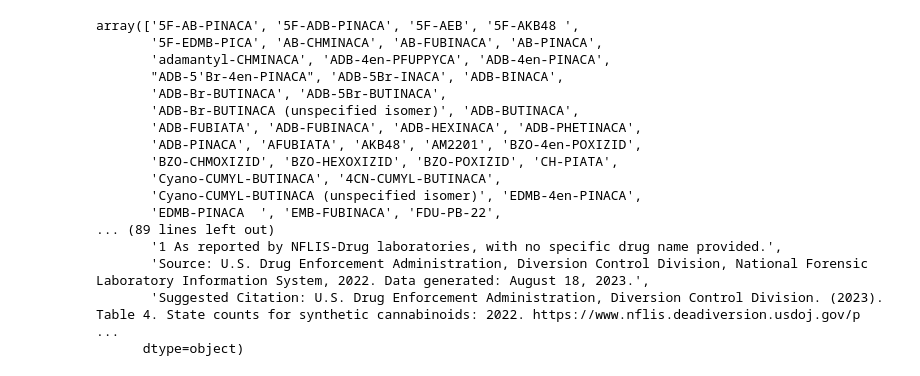
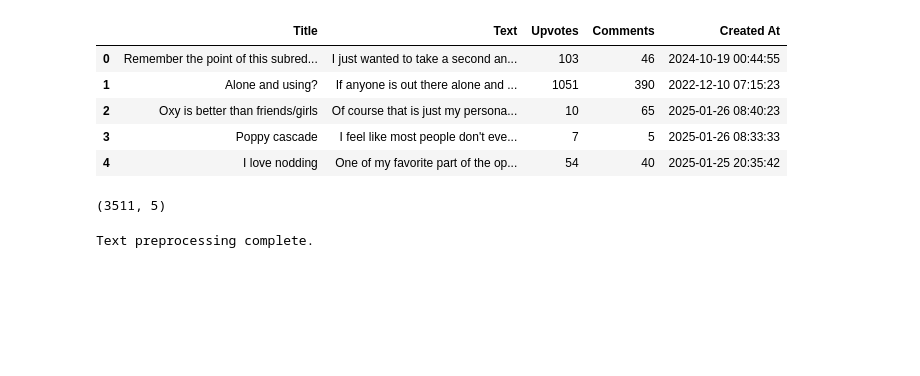
Before and after one commit to nidhi0805/Personal-Drug-Overdose-Harm-Reduction, a Jupyter notebook: Notebooks/Data Exploration.ipynb, the cells around one changed output. Cells and saved outputs as stored; diff of their text form; code cells hidden in the pictures; blank space fills up the shorter version.

```diff
--- a/Notebooks/Data Exploration.ipynb
+++ b/Notebooks/Data Exploration.ipynb
@@ -150,20 +150,33 @@ Toxicology.head()
-# %%
-Toxicology['Drug'].unique()
-# %% [output]
-array(['5F-AB-PINACA', '5F-ADB-PINACA', '5F-AEB', '5F-AKB48 ',
-       '5F-EDMB-PICA', 'AB-CHMINACA', 'AB-FUBINACA', 'AB-PINACA',
-       'adamantyl-CHMINACA', 'ADB-4en-PFUPPYCA', 'ADB-4en-PINACA',
-       "ADB-5'Br-4en-PINACA", 'ADB-5Br-INACA', 'ADB-BINACA',
-       'ADB-Br-BUTINACA', 'ADB-5Br-BUTINACA',
-       'ADB-Br-BUTINACA (unspecified isomer)', 'ADB-BUTINACA',
-       'ADB-FUBIATA', 'ADB-FUBINACA', 'ADB-HEXINACA', 'ADB-PHETINACA',
-       'ADB-PINACA', 'AFUBIATA', 'AKB48', 'AM2201', 'BZO-4en-POXIZID',
-       'BZO-CHMOXIZID', 'BZO-HEXOXIZID', 'BZO-POXIZID', 'CH-PIATA',
-       'Cyano-CUMYL-BUTINACA', '4CN-CUMYL-BUTINACA',
-       'Cyano-CUMYL-BUTINACA (unspecified isomer)', 'EDMB-4en-PINACA',
-       'EDMB-PINACA  ', 'EMB-FUBINACA', 'FDU-PB-22',
-... (89 lines left out)
-       '1 As reported by NFLIS-Drug laboratories, with no specific drug name provided.',
-       'Source: U.S. Drug Enforcement Administration, Diversion Control Division, National Forensic Laboratory Information System, 2022. Data generated: August 18, 2023.',
-       'Suggested Citation: U.S. Drug Enforcement Administration, Diversion Control Division. (2023). Table 4. State counts for synthetic cannabinoids: 2022. https://www.nflis.deadiversion.usdoj.gov/p ...
-      dtype=object)
+# %%
+df.head()
+# %% [output]
+|  | Title | Text | Upvotes | Comments | Created At |
+| 0 | Remember the point of this subred... | I just wanted to take a second an... | 103 | 46 | 2024-10-19 00:44:55 |
+| 1 | Alone and using? | If anyone is out there alone and ... | 1051 | 390 | 2022-12-10 07:15:23 |
+| 2 | Oxy is better than friends/girls | Of course that is just my persona... | 10 | 65 | 2025-01-26 08:40:23 |
+| 3 | Poppy cascade | I feel like most people don't eve... | 7 | 5 | 2025-01-26 08:33:33 |
+| 4 | I love nodding | One of my favorite part of the op... | 54 | 40 | 2025-01-25 20:35:42 |
+# %%
+df.shape
+# %% [output]
+(3511, 5)
+# %%
+stop_words = set(stopwords.words('english'))
+punctuations = string.punctuation
+
+def preprocess_text(text):
+    if not text:
+        return ""
+    # Tokenize
+    tokens = word_tokenize(text.lower())
+    # Remove stopwords and punctuation
+    tokens = [word for word in tokens if word not in stop_words and word not in punctuations]
+    return " ".join(tokens)
+
+# Preprocess title and text columns
+df["Cleaned_Text"] = df["Title"] + " " + df["Text"]
+df["Cleaned_Text"] = df["Cleaned_Text"].apply(preprocess_text)
+df.to_csv("cleaned_reddit_posts.csv", index=False)
+print("Text preprocessing complete.")
+# %% [output]
+Text preprocessing complete.
```
Also changed, not shown: parts of 18 cells of this notebook, 11 other files.
